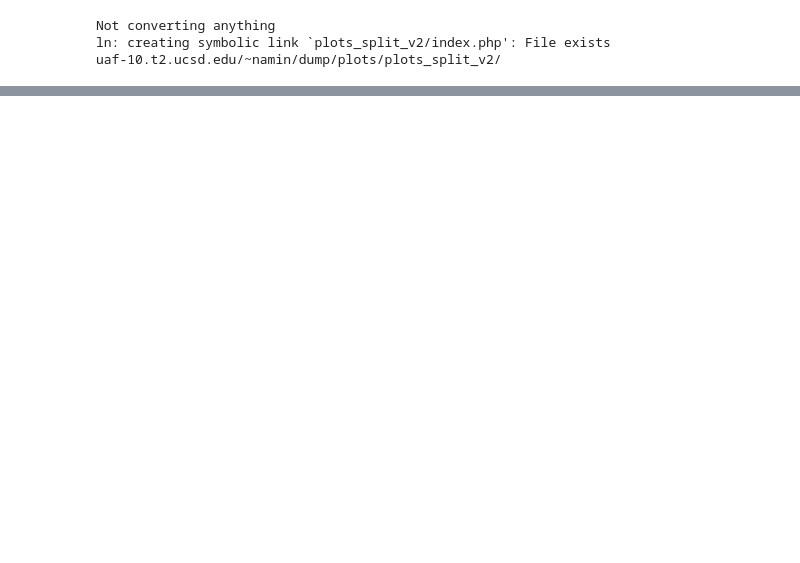
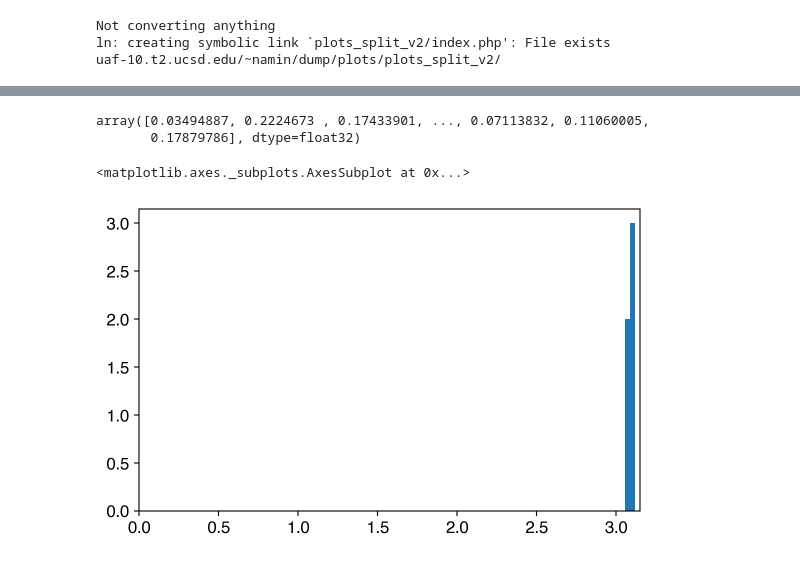
Before and after one commit to usarica/scouting, a Jupyter notebook: analysis/distributions.ipynb, the cells around one changed output, grey strips where cells are left out. Saved outputs shown, nothing was run; the diff lists cells and outputs as text; code cells hidden in the pictures; blank space fills up the shorter version.

```diff
--- a/analysis/distributions.ipynb
+++ b/analysis/distributions.ipynb
@@ -341,0 +419,13 @@ uaf-10.t2.ucsd.edu/~namin/dump/plots/plots_split_v2/
+# %%
+# ((lambda v:(v.x**2 + v.y**2 + v.z**2)**0.5)(mu1.p3) - mu1.p3.mag).min()
+np.arccos(mu1.p3.dot(mu2.p3)/(mu1.p3.mag*mu2.p3.mag))
+# mu1.p3.mag
+# %% [output]
+array([0.03494887, 0.2224673 , 0.17433901, ..., 0.07113832, 0.11060005,
+       0.17879786], dtype=float32)
+# %%
+df = df_data.query("(dimuon_mass>10) and (absdphimumu > 3.1) and (Muon1_eta*Muon2_eta<0) and (abs(abs(Muon1_eta)-abs(Muon2_eta))<0.1)")
+Hist1D(df["angle3dmumu"],bins=np.linspace(0,3.152,100)).plot()
+# %% [output]
+<matplotlib.axes._subplots.AxesSubplot at 0x...>
+[figure, added]
```
Also changed, not shown: parts of 14 cells of this notebook, 13 other files.
